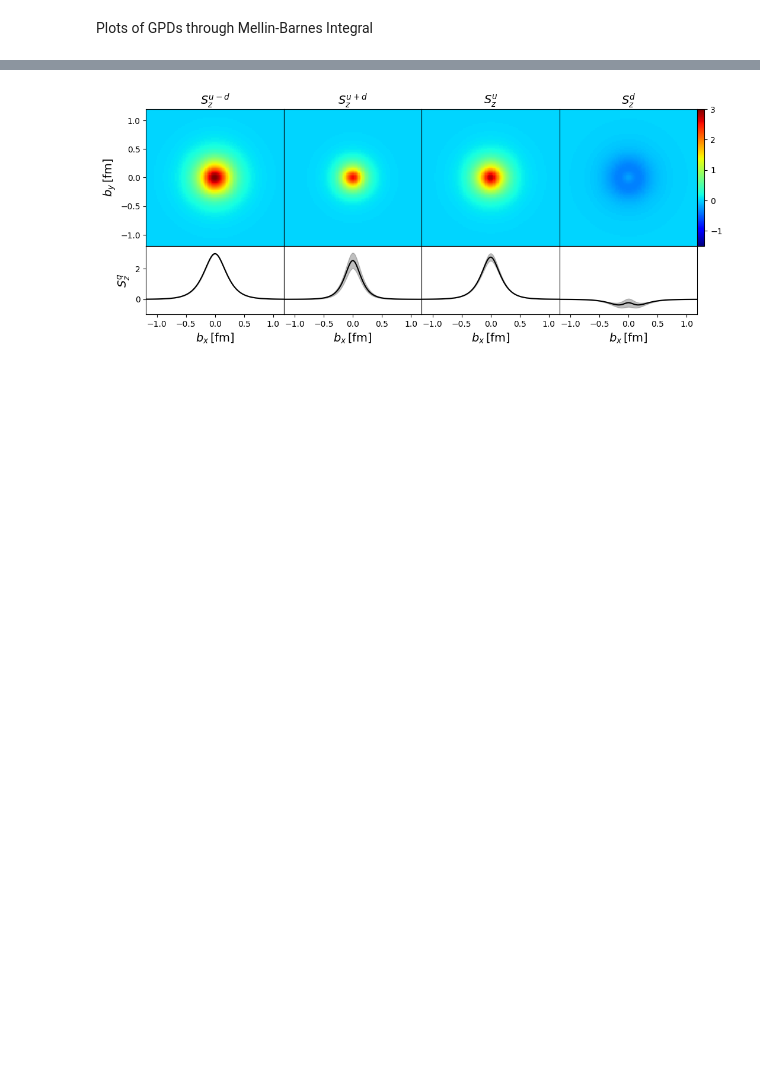
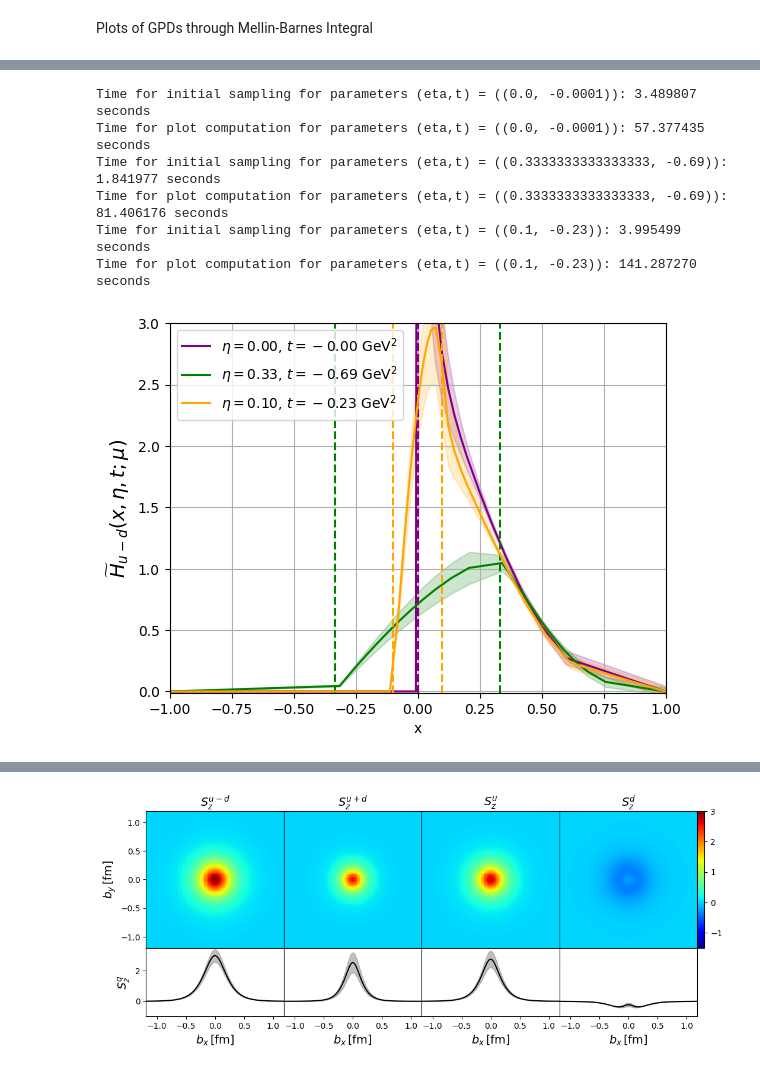
Before and after one commit to HechenMountain/stringy-gpds, a Jupyter notebook: StringBasedGPD.ipynb, the cells around one changed output, grey strips where cells are left out. Saved outputs shown, nothing was run; the diff lists cells and outputs as text; code cells hidden in the pictures; blank space fills up the shorter version.

```diff
--- a/StringBasedGPD.ipynb
+++ b/StringBasedGPD.ipynb
@@ -318,0 +335,10 @@ Time for plot computation: 128.236628 seconds
+# %%
+plot_gpds(particle="quark",moment_type="NonSingletIsovector",moment_label="Atilde",plot_legend=True)
+# %% [output]
+Time for initial sampling for parameters (eta,t) = ((0.0, -0.0001)): 3.489807 seconds
+Time for plot computation for parameters (eta,t) = ((0.0, -0.0001)): 57.377435 seconds
+Time for initial sampling for parameters (eta,t) = ((0.3333333333333333, -0.69)): 1.841977 seconds
+Time for plot computation for parameters (eta,t) = ((0.3333333333333333, -0.69)): 81.406176 seconds
+Time for initial sampling for parameters (eta,t) = ((0.1, -0.23)): 3.995499 seconds
+Time for plot computation for parameters (eta,t) = ((0.1, -0.23)): 141.287270 seconds
+[figure, added]
```
Also changed, not shown: parts of 46 cells of this notebook, 2 other files.
